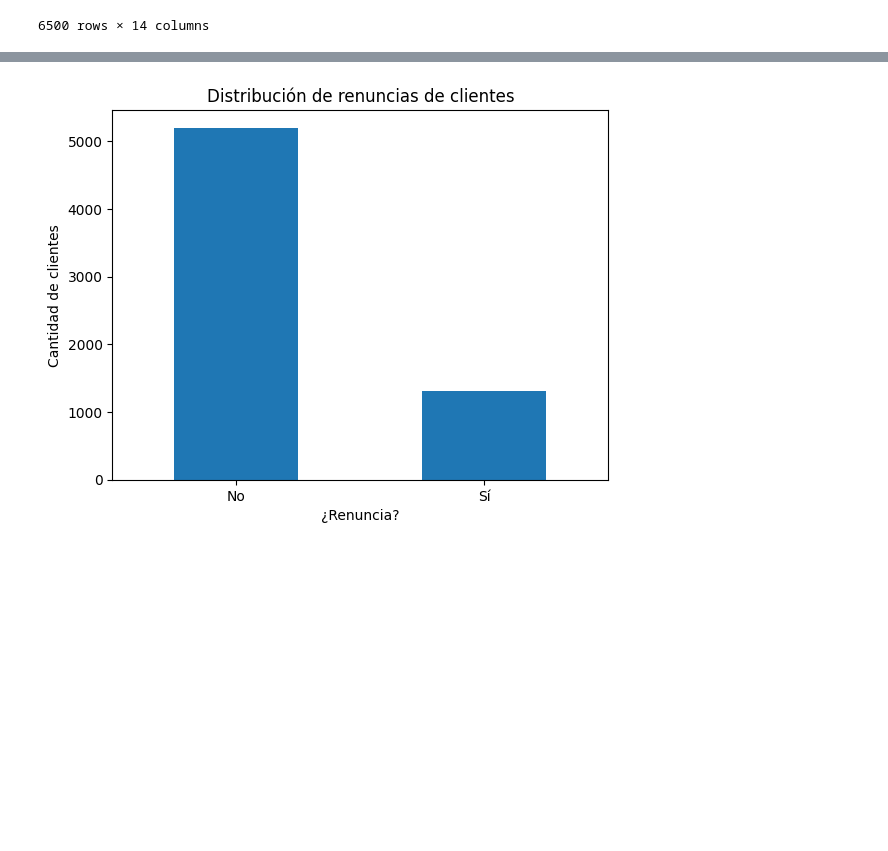
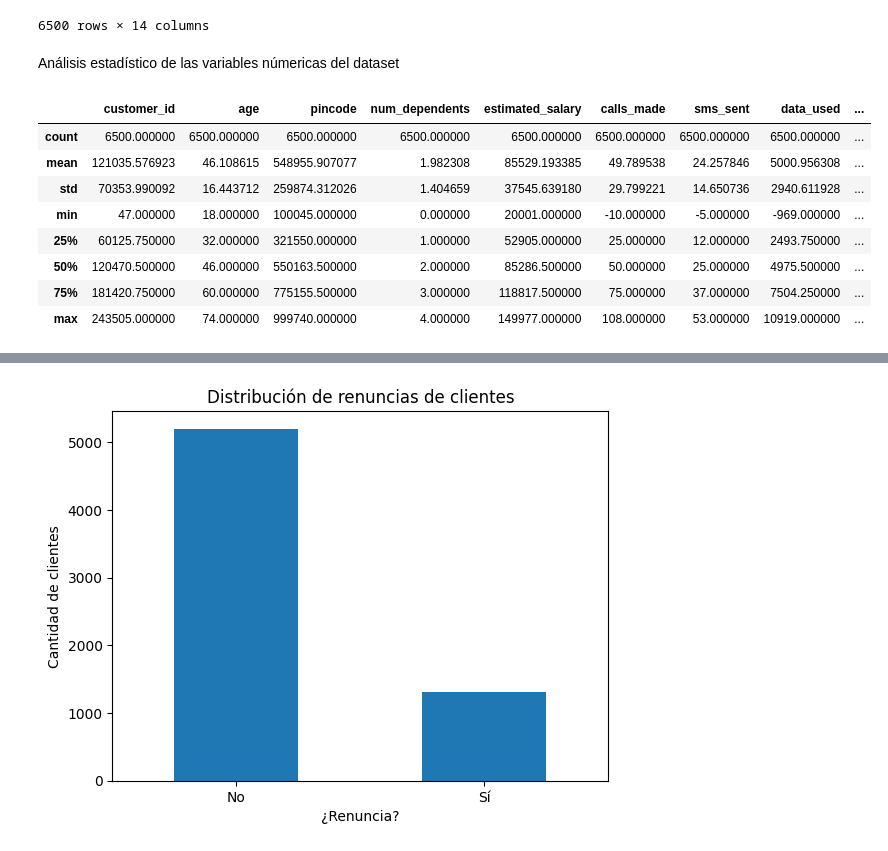
Before and after one commit to Faabrisgro/proyecto_final_mundose, a Jupyter notebook: proyecto_final.ipynb, the cells around one changed output, grey strips where cells are left out. Drawn from its saved outputs; the diff is of its cells as text; code cells hidden in the pictures; blank space fills up the shorter version.

```diff
--- a/proyecto_final.ipynb
+++ b/proyecto_final.ipynb
@@ -99,3 +64,17 @@ df_full
 | 6498 | 64961 | Vodafone | M | 26 | Meghalaya | Chennai | 782127 | 2020-11-21 | ... |
 | 6499 | 60427 | Reliance Jio | M | 19 | Mizoram | Hyderabad | 918496 | 2020-10-29 | ... |
 6500 rows × 14 columns
+# %% [markdown]
+Análisis estadístico de las variables númericas del dataset
+# %%
+df_full.describe(exclude='O')
+# %% [output]
+|  | customer_id | age | pincode | num_dependents | estimated_salary | calls_made | sms_sent | data_used | ... |
+| count | 6500.000000 | 6500.000000 | 6500.000000 | 6500.000000 | 6500.000000 | 6500.000000 | 6500.000000 | 6500.000000 | ... |
+| mean | 121035.576923 | 46.108615 | 548955.907077 | 1.982308 | 85529.193385 | 49.789538 | 24.257846 | 5000.956308 | ... |
+| std | 70353.990092 | 16.443712 | 259874.312026 | 1.404659 | 37545.639180 | 29.799221 | 14.650736 | 2940.611928 | ... |
+| min | 47.000000 | 18.000000 | 100045.000000 | 0.000000 | 20001.000000 | -10.000000 | -5.000000 | -969.000000 | ... |
+| 25% | 60125.750000 | 32.000000 | 321550.000000 | 1.000000 | 52905.000000 | 25.000000 | 12.000000 | 2493.750000 | ... |
+| 50% | 120470.500000 | 46.000000 | 550163.500000 | 2.000000 | 85286.500000 | 50.000000 | 25.000000 | 4975.500000 | ... |
+| 75% | 181420.750000 | 60.000000 | 775155.500000 | 3.000000 | 118817.500000 | 75.000000 | 37.000000 | 7504.250000 | ... |
+| max | 243505.000000 | 74.000000 | 999740.000000 | 4.000000 | 149977.000000 | 108.000000 | 53.000000 | 10919.000000 | ... |
```
Also changed, not shown: parts of 10 cells of this notebook, 1 other file.
